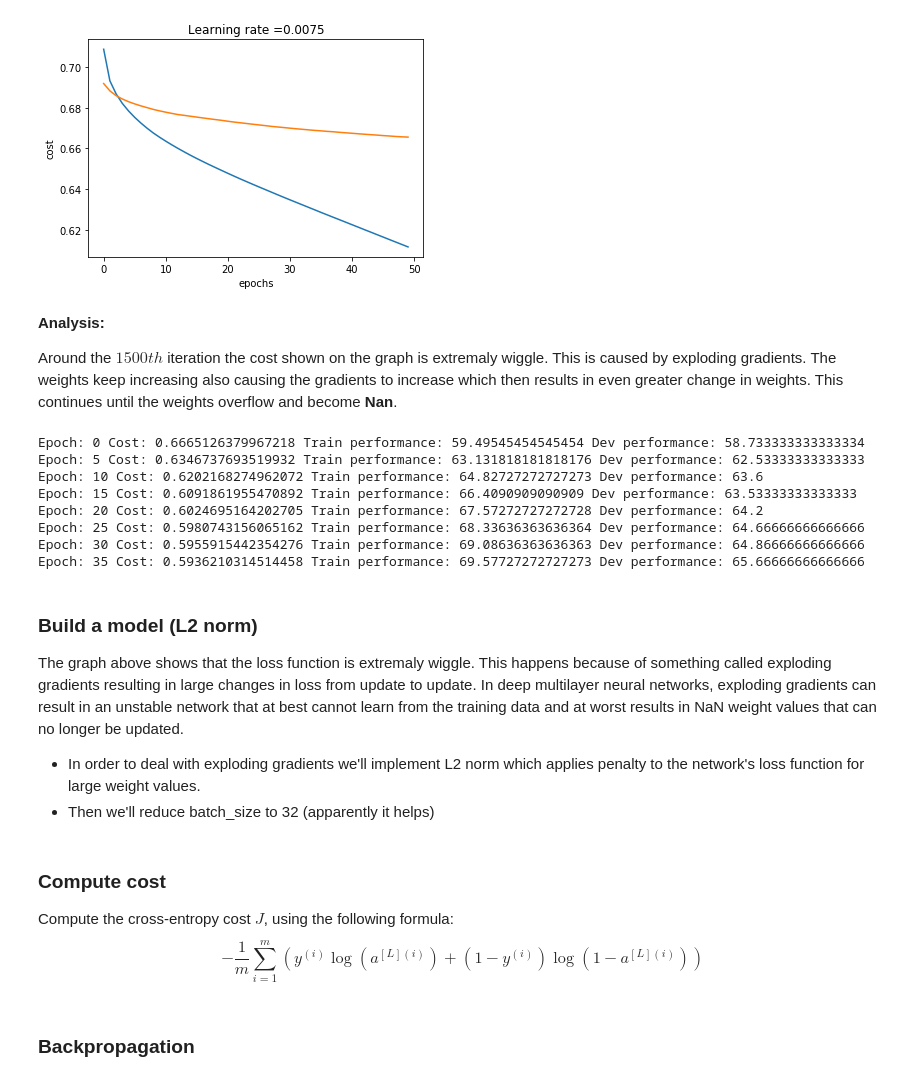
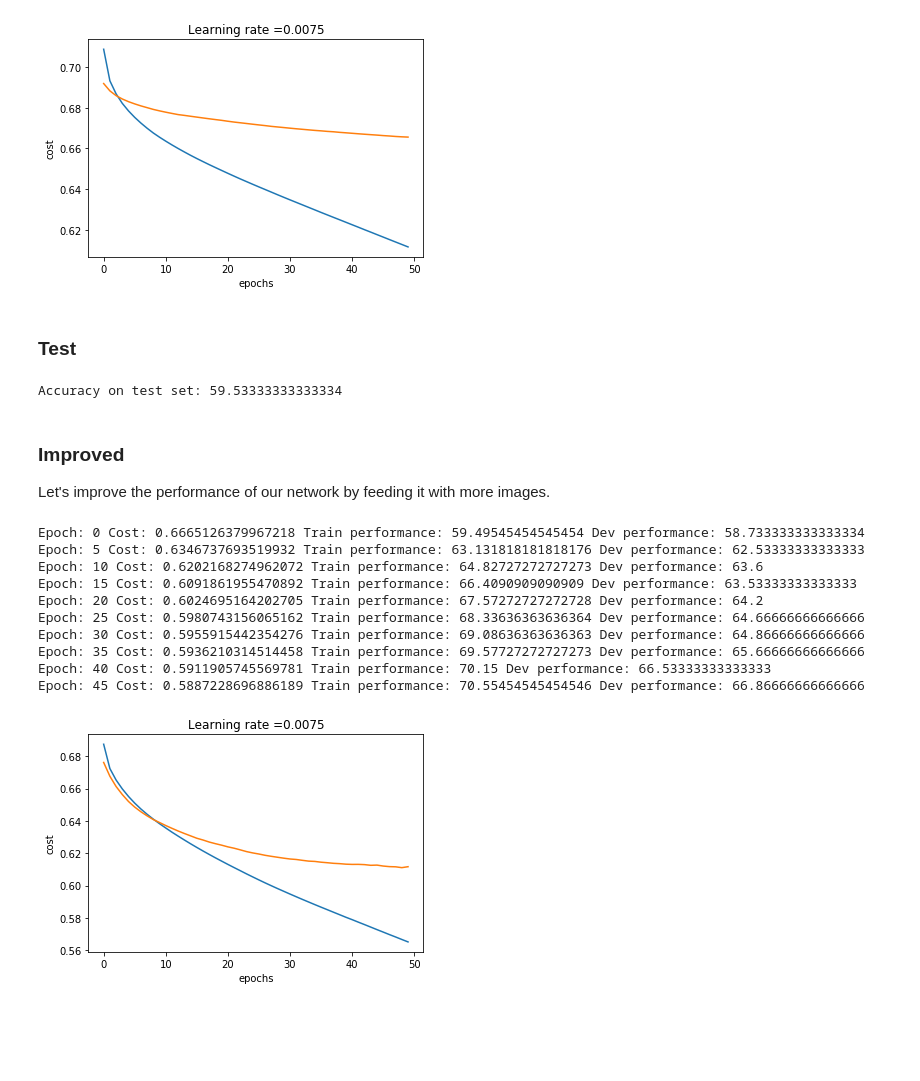
Before and after one commit to getrasa/Deep-Feed-Forward-Neural-Net-from-scratch, a Jupyter notebook: L-layer Feed Forward Neural Network.ipynb, the cells around one changed output. Saved outputs shown, nothing was run; the diff lists cells and outputs as text; code cells hidden in the pictures; blank space fills up the shorter version.

```diff
--- a/L-layer Feed Forward Neural Network.ipynb
+++ b/L-layer Feed Forward Neural Network.ipynb
@@ -524,37 +528,45 @@ Epoch: 35 Cost: 0.6203038082307795 Train performance: 67.0 Dev performance: 60.4
 Epoch: 40 Cost: 0.6137290094150587 Train performance: 67.4 Dev performance: 60.199999999999996
 Epoch: 45 Cost: 0.6073130937841942 Train performance: 68.15 Dev performance: 60.4
 [figure]
-# %% [markdown]
-**Analysis:**
-
-Around the $1500th$ iteration the cost shown on the graph is extremaly wiggle. This is caused by exploding gradients. The weights keep increasing also causing the gradients to increase which then results in even greater change in weights. This continues until the weights overflow and become **Nan**.
+# %% [markdown]
+### Test
+# %%
+def test(test_set, test_labels, parameters):
+    AL, _ = L_model_forward(test_set, parameters)
+
+    prob = test_model(AL, test_labels)
+
+    print("Accuracy on test set:", prob)
+
+    return prob
+
+prob = test(test_set.T, test_labels.T, parameters)
+# %% [output]
+Accuracy on test set: 59.53333333333334
+# %% [markdown]
+### Improved
+Let's improve the performance of our network by feeding it with more images.
 # %%
 layers_dims = [3072, 512, 1]
-parameters, costs, dev_costs = L_layer_model_default(train_set[0:22000], train_labels[0:22000],
+parameters2, costs2, dev_costs2 = L_layer_model_default(train_set[0:22000], train_labels[0:22000],
                              dev_set[:1500].T, dev_labels[:1500].T,
                              layers_dims,
                              epochs = 50,
                              batch_size = 128,
                              parameters=None,
                              costs=None,
                              dev_costs=None,
                              learning_rate = 0.0075,
                              log_every=5)
 # %% [output]
 Epoch: 0 Cost: 0.6665126379967218 Train performance: 59.49545454545454 Dev performance: 58.733333333333334
 Epoch: 5 Cost: 0.6346737693519932 Train performance: 63.131818181818176 Dev performance: 62.53333333333333
 Epoch: 10 Cost: 0.6202168274962072 Train performance: 64.82727272727273 Dev performance: 63.6
 Epoch: 15 Cost: 0.6091861955470892 Train performance: 66.4090909090909 Dev performance: 63.53333333333333
 Epoch: 20 Cost: 0.6024695164202705 Train performance: 67.57272727272728 Dev performance: 64.2
 Epoch: 25 Cost: 0.5980743156065162 Train performance: 68.33636363636364 Dev performance: 64.66666666666666
 Epoch: 30 Cost: 0.5955915442354276 Train performance: 69.08636363636363 Dev performance: 64.86666666666666
 Epoch: 35 Cost: 0.5936210314514458 Train performance: 69.57727272727273 Dev performance: 65.66666666666666
+Epoch: 40 Cost: 0.5911905745569781 Train performance: 70.15 Dev performance: 66.53333333333333
+Epoch: 45 Cost: 0.5887228696886189 Train performance: 70.55454545454546 Dev performance: 66.86666666666666
+[figure, added]
-# %% [markdown]
-### Build a model (L2 norm)
-The graph above shows that the loss function is extremaly wiggle. This happens because of something called exploding gradients resulting in large changes in loss from update to update. In deep multilayer neural networks, exploding gradients can result in an unstable network that at best cannot learn from the training data and at worst results in NaN weight values that can no longer be updated.
-- In order to deal with exploding gradients we'll implement L2 norm which applies penalty to the network's loss function for large weight values.
-- Then we'll reduce batch_size to 32 (apparently it helps)
-# %% [markdown]
-### Compute cost
-
-Compute the cross-entropy cost $J$, using the following formula: $$-\frac{1}{m} \sum\limits_{i = 1}^{m} (y^{(i)}\log\left(a^{[L] (i)}\right) + (1-y^{(i)})\log\left(1- a^{[L](i)}\right)) \tag{7}$$
@@ -578,2 +572,0 @@ def compute_cost_L2(AL, Y, parameters, lambd):
-# %% [markdown]
-### Backpropagation
```
Also changed, not shown: parts of 26 cells of this notebook.
